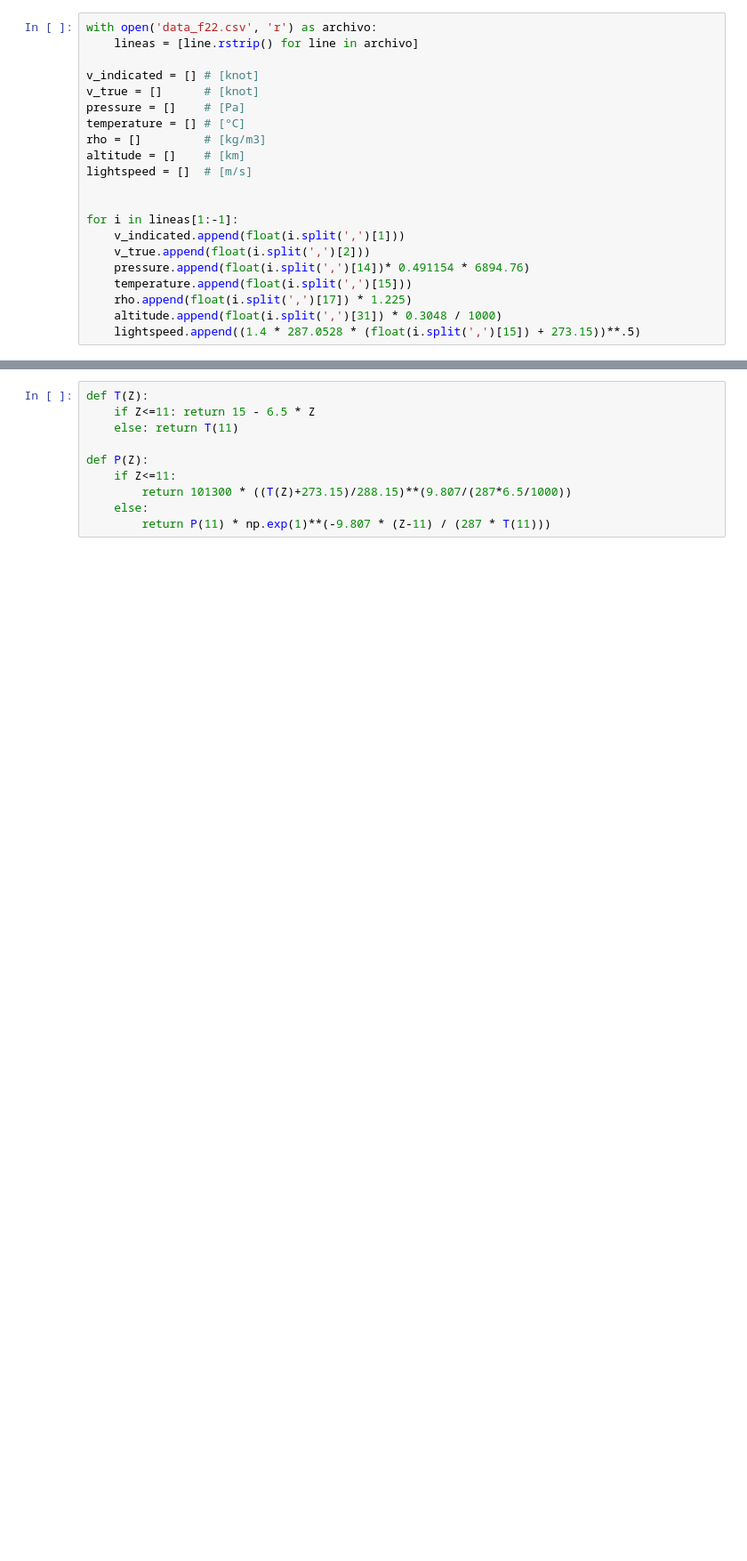
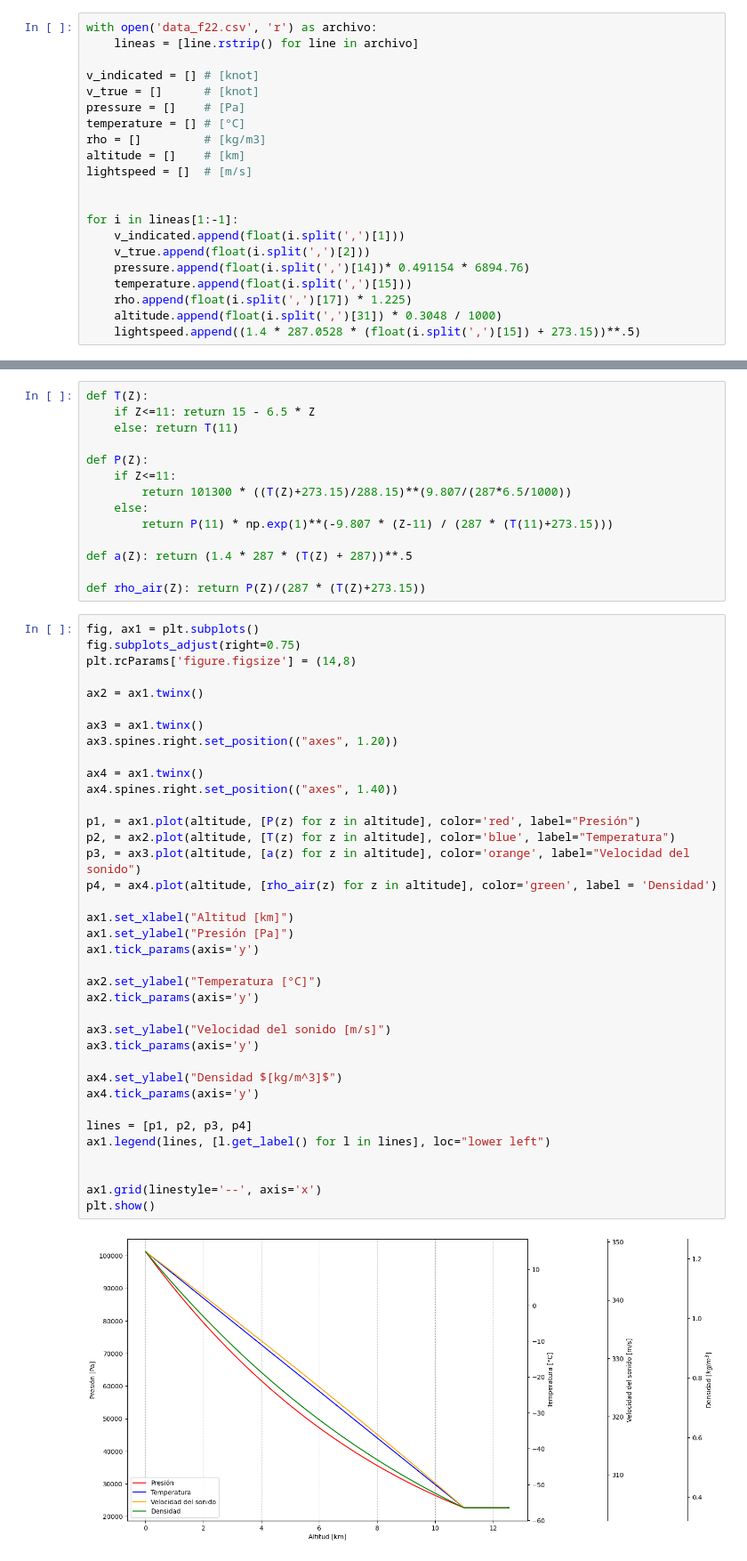
Before and after one commit to otarola-joaquin/Trabajos-varios-8vo-semestre, a Jupyter notebook: Mecánica del Vuelo/Tarea_1/lab1_gráfico.ipynb, the cells around one changed output, grey strips where cells are left out. Shown at 89% size. Cells and saved outputs as stored; diff of their text form; blank space fills up the shorter version.

```diff
--- a/Mecánica del Vuelo/Tarea_1/lab1_gráfico.ipynb
+++ b/Mecánica del Vuelo/Tarea_1/lab1_gráfico.ipynb
@@ -76,4 +74,47 @@ def P(Z):
     if Z<=11:
         return 101300 * ((T(Z)+273.15)/288.15)**(9.807/(287*6.5/1000))
     else:
-        return P(11) * np.exp(1)**(-9.807 * (Z-11) / (287 * T(11)))
+        return P(11) * np.exp(1)**(-9.807 * (Z-11) / (287 * (T(11)+273.15)))
+
+def a(Z): return (1.4 * 287 * (T(Z) + 287))**.5
+
+def rho_air(Z): return P(Z)/(287 * (T(Z)+273.15))
+# %%
+fig, ax1 = plt.subplots()
+fig.subplots_adjust(right=0.75)
+plt.rcParams['figure.figsize'] = (14,8)
+
+ax2 = ax1.twinx()
+
+ax3 = ax1.twinx()
+ax3.spines.right.set_position(("axes", 1.20))
+
+ax4 = ax1.twinx()
+ax4.spines.right.set_position(("axes", 1.40))
+
+p1, = ax1.plot(altitude, [P(z) for z in altitude], color='red', label="Presión")
+p2, = ax2.plot(altitude, [T(z) for z in altitude], color='blue', label="Temperatura")
+p3, = ax3.plot(altitude, [a(z) for z in altitude], color='orange', label="Velocidad del sonido")
+p4, = ax4.plot(altitude, [rho_air(z) for z in altitude], color='green', label = 'Densidad')
+
+ax1.set_xlabel("Altitud [km]")
+ax1.set_ylabel("Presión [Pa]")
+ax1.tick_params(axis='y')
+
+ax2.set_ylabel("Temperatura [°C]")
+ax2.tick_params(axis='y')
+
+ax3.set_ylabel("Velocidad del sonido [m/s]")
+ax3.tick_params(axis='y')
+
+ax4.set_ylabel("Densidad $[kg/m^3]$")
+ax4.tick_params(axis='y')
+
+lines = [p1, p2, p3, p4]
+ax1.legend(lines, [l.get_label() for l in lines], loc="lower left")
+
+
+ax1.grid(linestyle='--', axis='x')
+plt.show()
+# %% [output]
+[figure, added]
```
Also changed, not shown: parts of 1 cell of this notebook.
